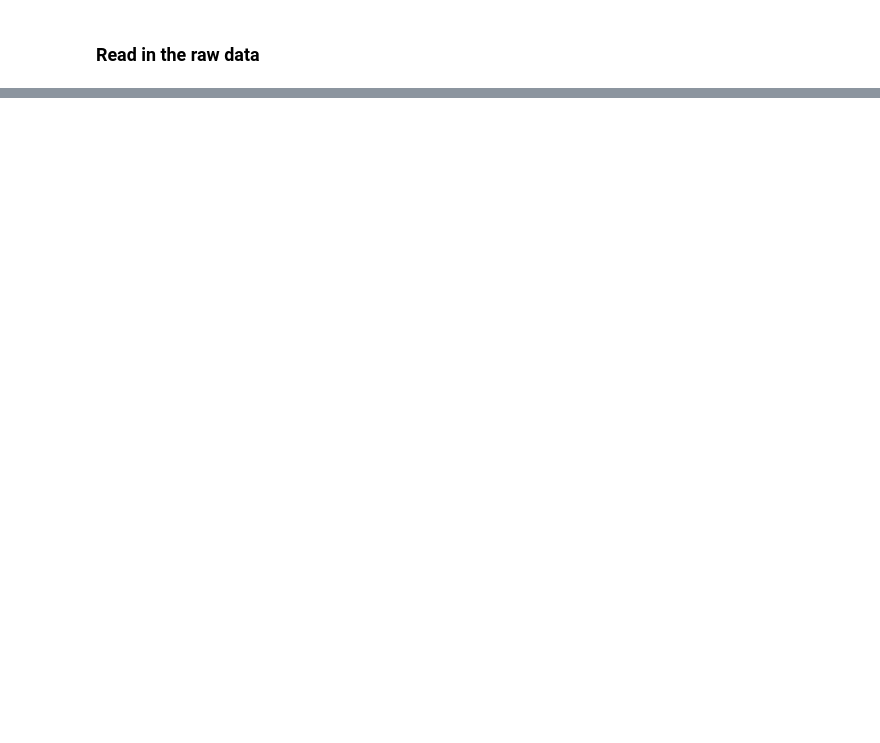
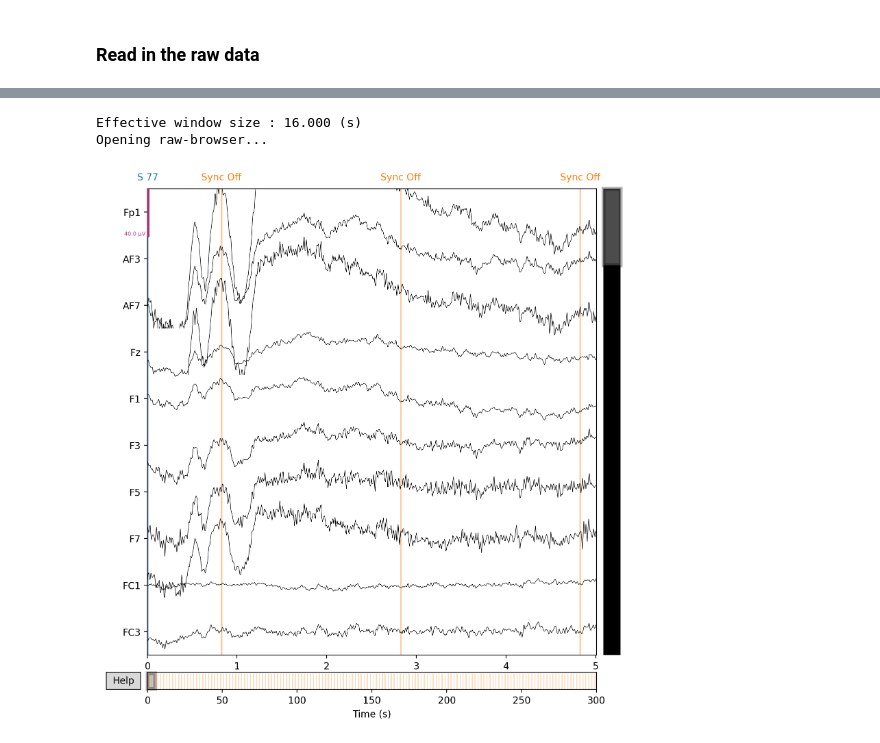
Before and after one commit to aghatpande/eff_v0.1, a Jupyter notebook: mne_bids_explore_data_interactive.ipynb, the cells around one changed output, grey strips where cells are left out. Cells and saved outputs as stored; diff of their text form; code cells hidden in the pictures; blank space fills up the shorter version.

```diff
--- a/mne_bids_explore_data_interactive.ipynb
+++ b/mne_bids_explore_data_interactive.ipynb
@@ -50,10 +65,10 @@ print(make_report(bids_root))
 # %%
 print_dir_tree(bids_root, max_depth=4)
 # %%
-subject = '10'
+subject = '01'
 datatype = 'eeg'
 session = 'session1' # change to session2, session3 after done with first one
-task = 'music' # change when finished
+task = 'mathematic' # change when finished
 suffix = 'eeg'
-bids_path = BIDSPath(subject=subject,task=task,
+bids_path = BIDSPath(subject=subject, session=session, task=task,
                      suffix=suffix, datatype=datatype, root=bids_root)
@@ -68,6 +101,6 @@ print(bids_path)
 # %%
 # get names of the .vhdr files
 basenames = []
-for i in tqdm(range(0, 8)):
+for i in tqdm(range(0, 3)):
     if bids_path.match()[i].basename[-4:] == 'vhdr':
         basenames.append(bids_path.match()[i])
@@ -77,8 +117,8 @@ df = pd.DataFrame()
 for basename in tqdm(basenames):
     raw = read_raw_bids(bids_path=basename, verbose=False)
     raw.load_data()
-    raw = raw.filter(1,40)
-    raw = raw.resample(100, npad="auto")
+    raw = raw.filter(0.1,40)
+    raw = raw.resample(128, npad="auto")
     raw_data = raw.get_data()
     df1 = pd.DataFrame(raw_data)
     df = pd.concat([df, df1], sort=True)
@@ -189,0 +185,7 @@ feather.write_feather(df_ses1, 'sub10_ses1_music.feather')
+# %%
+raw.plot_psd(fmax=50)
+raw.plot(duration=5, n_channels=10)
+# %% [output]
+Effective window size : 16.000 (s)
+Opening raw-browser...
+[figure, added]
```
Also changed, not shown: parts of 29 cells of this notebook.
